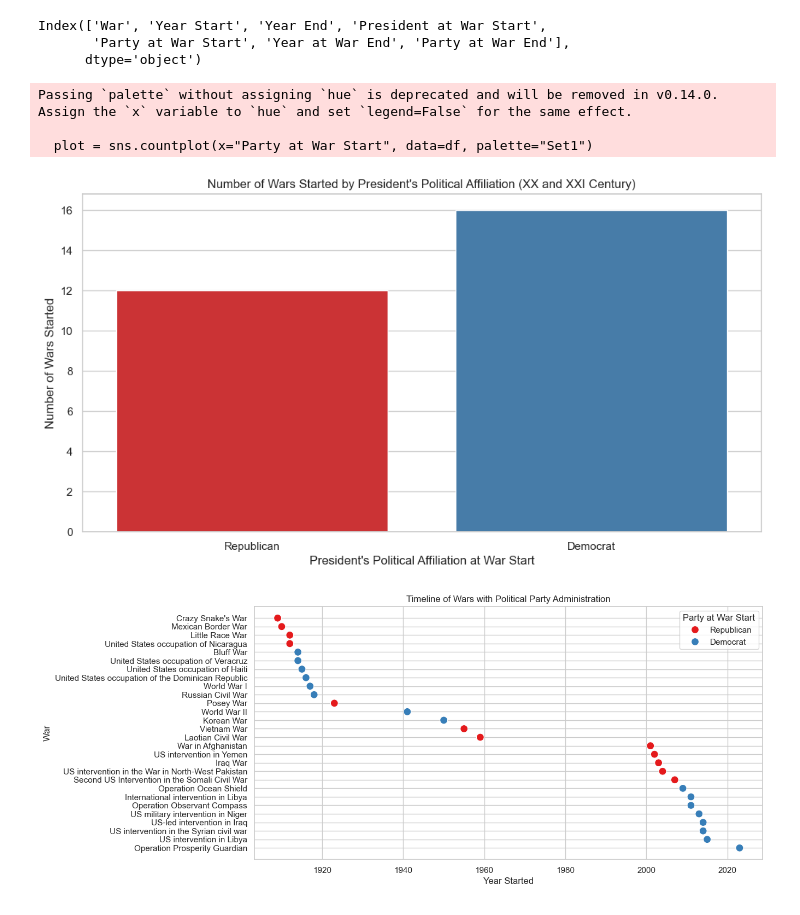
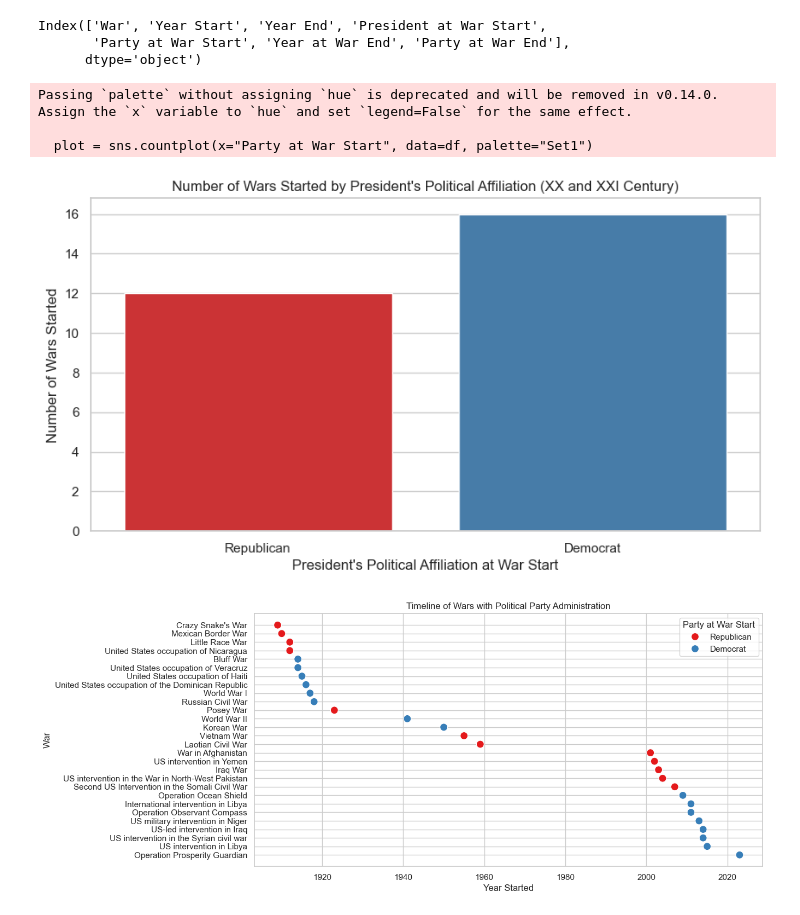
Before and after one commit to rafvrab/war_trends_analysis, a Jupyter notebook: notebook.ipynb, the cells around one changed output. Saved outputs shown, nothing was run; the diff lists cells and outputs as text; code cells hidden in the pictures.

```diff
--- a/notebook.ipynb
+++ b/notebook.ipynb
@@ -129,23 +129,23 @@ Index(['War', 'Year Start', 'Year End', 'President at War Start',
 # %%
 # Set the style of the visualization
 sns.set(style="whitegrid")
 
 # Create a countplot
-plt.figure(figsize=(12, 6))
+plt.figure(figsize=(10, 5))
 plot = sns.countplot(x="Party at War Start", data=df, palette="Set1")
 
 # Set labels and title
 plt.xlabel("President's Political Affiliation at War Start")
 plt.ylabel("Number of Wars Started")
 plt.title("Number of Wars Started by President's Political Affiliation (XX and XXI Century)")
 
 # Show the plot
 plt.show()
 # %% [output]
 Passing `palette` without assigning `hue` is deprecated and will be removed in v0.14.0. Assign the `x` variable to `hue` and set `legend=False` for the same effect.
 
   plot = sns.countplot(x="Party at War Start", data=df, palette="Set1")
-[figure, old version]
+[figure, new version]
 # %%
 # Set the style of the visualization
 sns.set(style="whitegrid")
```
Also changed, not shown: parts of 1 cell of this notebook, 5 other files.
